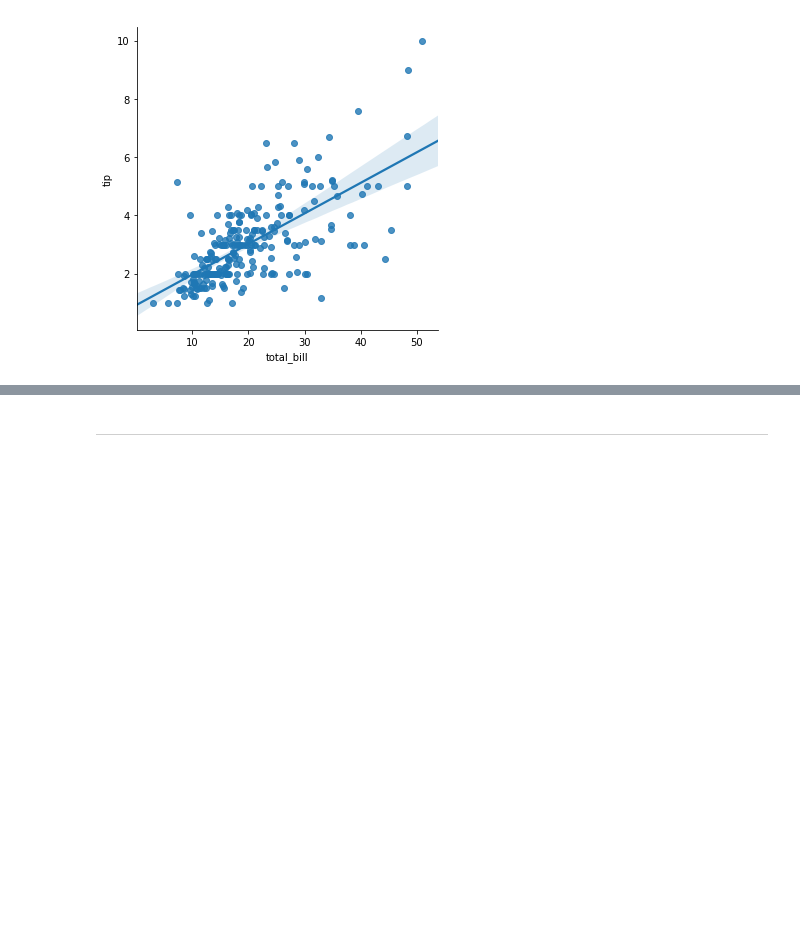
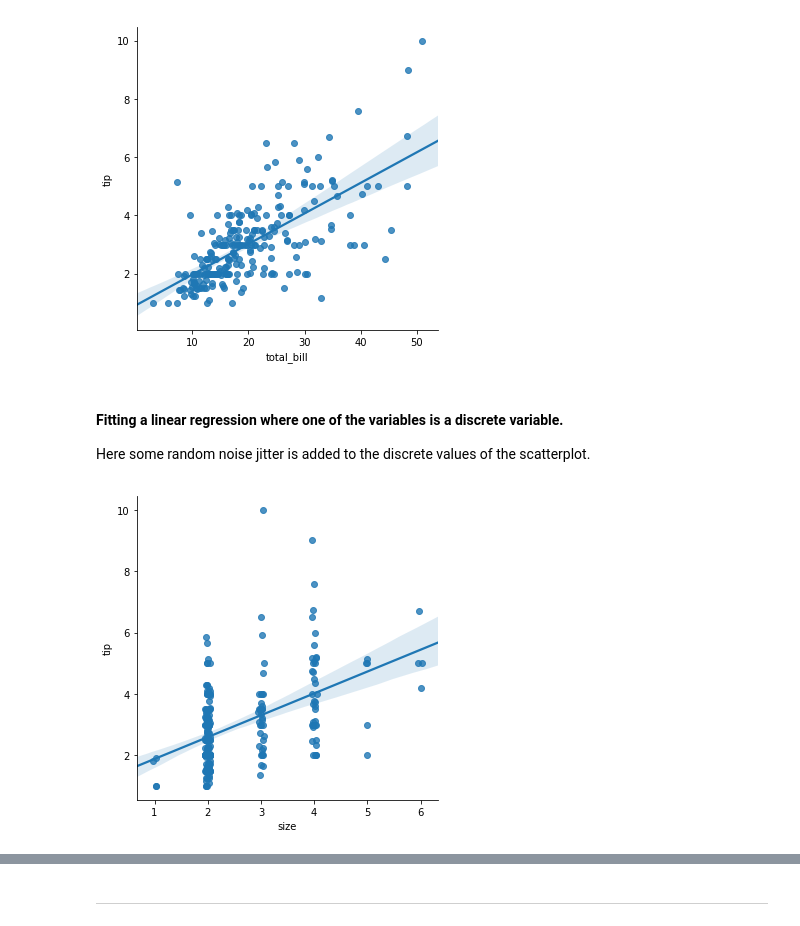
Before and after one commit to angela1C/Fundamentals-of-Data-Analysis-Project-2019, a Jupyter notebook: tips-project.ipynb, the cells around one changed output, grey strips where cells are left out. Cells and saved outputs as stored; diff of their text form; code cells hidden in the pictures; blank space fills up the shorter version.

```diff
--- a/tips-project.ipynb
+++ b/tips-project.ipynb
@@ -1141,3 +1130,10 @@ sns.regplot(x="total_bill", y="tip", data=df)
 sns.lmplot(x="total_bill", y="tip", data=df);
 # %% [output]
 [figure]
+# %% [markdown]
+#### Fitting a linear regression where one of the variables is a discrete variable.
+Here some random noise jitter is added to the discrete values of the scatterplot.
+# %%
+sns.lmplot(x="size", y="tip", data=df, x_jitter=.05);
+# %% [output]
+[figure, added]
```
Also changed, not shown: parts of 54 cells of this notebook.
